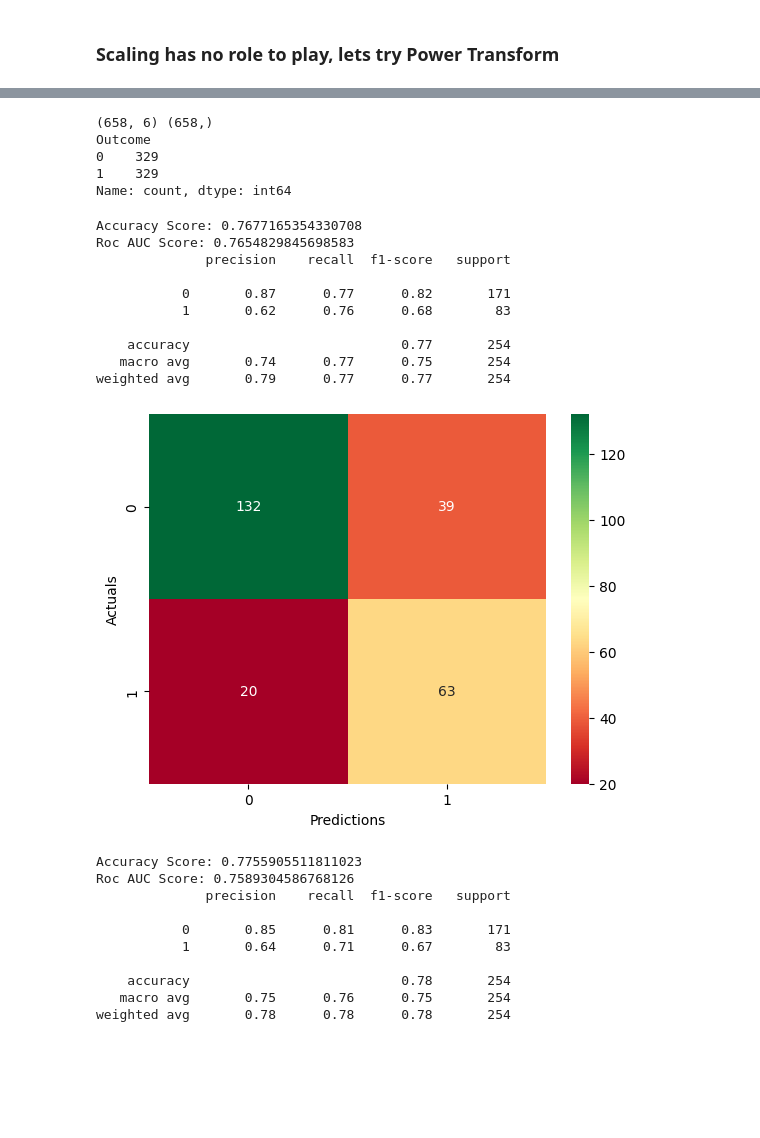
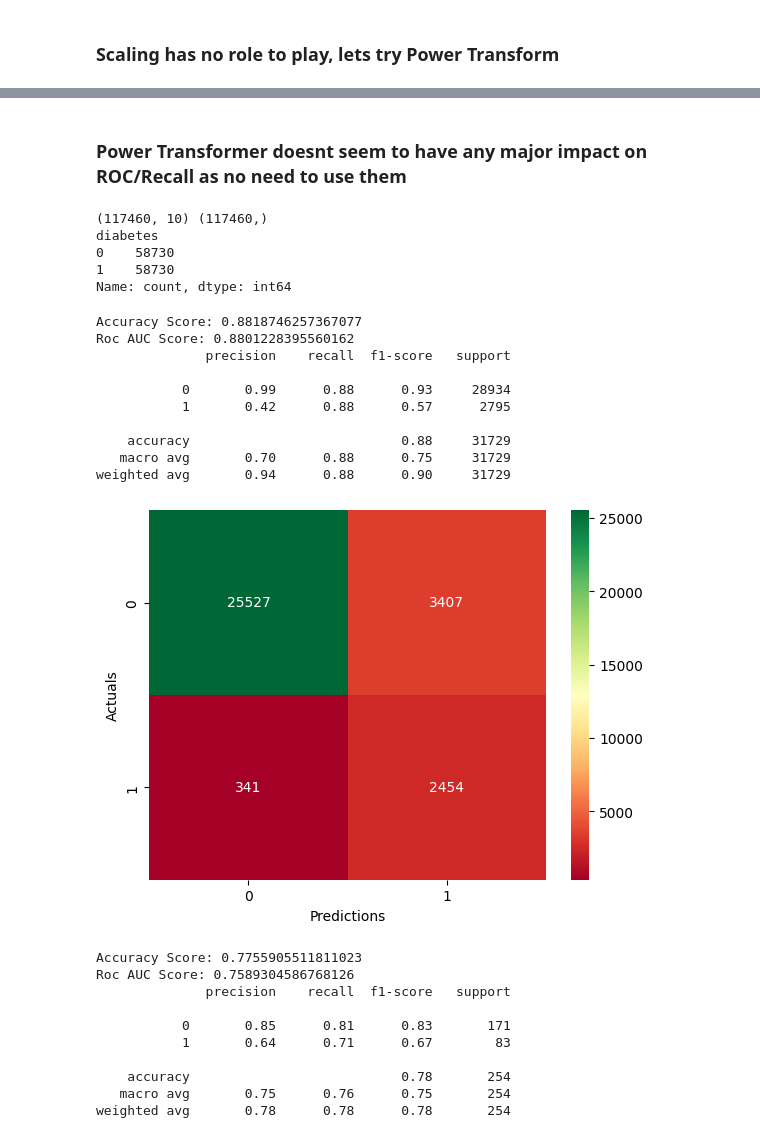
Before and after one commit to sayanroy07/Diabetes_Aws, a Jupyter notebook: Diabetes.ipynb, the cells around one changed output, grey strips where cells are left out. Cells and saved outputs as stored; diff of their text form; code cells hidden in the pictures; blank space fills up the shorter version.

```diff
--- a/Diabetes.ipynb
+++ b/Diabetes.ipynb
@@ -256,0 +345,3 @@ x_train, x_test, y_train, y_test = train_test_split(x, y, test_size=0.33, random
+# %%
+x = df1.drop('diabetes',axis=1)
+y = df1['diabetes']
@@ -256,0 +360,13 @@ x_train, x_test, y_train, y_test = train_test_split(x, y, test_size=0.33, random
+# %%
+mod = LogisticRegression(max_iter=500)
+mod.fit(x_train,y_train)
+y_pred = mod.predict(x_test)
+
+cm = confusion_matrix(y_test,y_pred)
+sns.heatmap(cm, annot=True, cmap='RdYlGn',fmt='g')
+plt.xlabel('Predictions')
+plt.ylabel('Actuals')
+
+print("Accuracy Score:", accuracy_score(y_test, y_pred))
+print("Roc AUC Score:", roc_auc_score(y_test, y_pred))
+print(classification_report(y_test, y_pred))
@@ -294,7 +473,7 @@ x_train_pt = pt.fit_transform(x_train)
 x_test_pt = pt.transform(x_test)
 # %%
-mod = LogisticRegression(max_iter=200)
-mod.fit(x_train_pt,y_train)
+mod = LogisticRegression(max_iter=500)
+mod.fit(x_train_pt,y_train_sm)
 y_pred = mod.predict(x_test_pt)
 
 cm = confusion_matrix(y_test, y_pred)
@@ -321,45 +500,47 @@ weighted avg       0.78      0.78      0.78       254
+# %% [markdown]
+### Power Transformer doesnt seem to have any major impact on ROC/Recall as no need to use them
 # %%
 # define oversampling strategy
 oversample = RandomOverSampler(sampling_strategy='minority')
 
 # fit and apply the transform on power transformed data
-x_over, y_over = oversample.fit_resample(x_train_pt, y_train)
+x_over, y_over = oversample.fit_resample(x_train, y_train)
 
 # summarize class distribution
 print(x_over.shape,y_over.shape)
 print(y_over.value_counts())
 # %% [output]
-(658, 6) (658,)
-Outcome
-0    329
-1    329
+(117460, 10) (117460,)
+diabetes
+0    58730
+1    58730
 Name: count, dtype: int64
 # %%
-mod = LogisticRegression(max_iter=200)
+mod = LogisticRegression(max_iter=500)
 mod.fit(x_over,y_over)
-y_pred = mod.predict(x_test_pt)
+y_pred = mod.predict(x_test)
 
 cm = confusion_matrix(y_test, y_pred)
 
 sns.heatmap(cm, annot=True, cmap='RdYlGn',fmt='g')
 plt.xlabel('Predictions')
 plt.ylabel('Actuals')
 
 print("Accuracy Score:", accuracy_score(y_test, y_pred))
 print("Roc AUC Score:", roc_auc_score(y_test, y_pred))
 print(classification_report(y_test, y_pred))
 # %% [output]
-Accuracy Score: 0.7677165354330708
-Roc AUC Score: 0.7654829845698583
+Accuracy Score: 0.8818746257367077
+Roc AUC Score: 0.8801228395560162
               precision    recall  f1-score   support
 
-           0       0.87      0.77      0.82       171
-           1       0.62      0.76      0.68        83
+           0       0.99      0.88      0.93     28934
+           1       0.42      0.88      0.57      2795
 
-    accuracy                           0.77       254
-   macro avg       0.74      0.77      0.75       254
-weighted avg       0.79      0.77      0.77       254
+    accuracy                           0.88     31729
+   macro avg       0.70      0.88      0.75     31729
+weighted avg       0.94      0.88      0.90     31729
-[figure, old version]
+[figure, new version]
 # %%
 mod = RandomForestClassifier()
 mod.fit(x_over,y_over)
```
Also changed, not shown: parts of 87 cells of this notebook.
